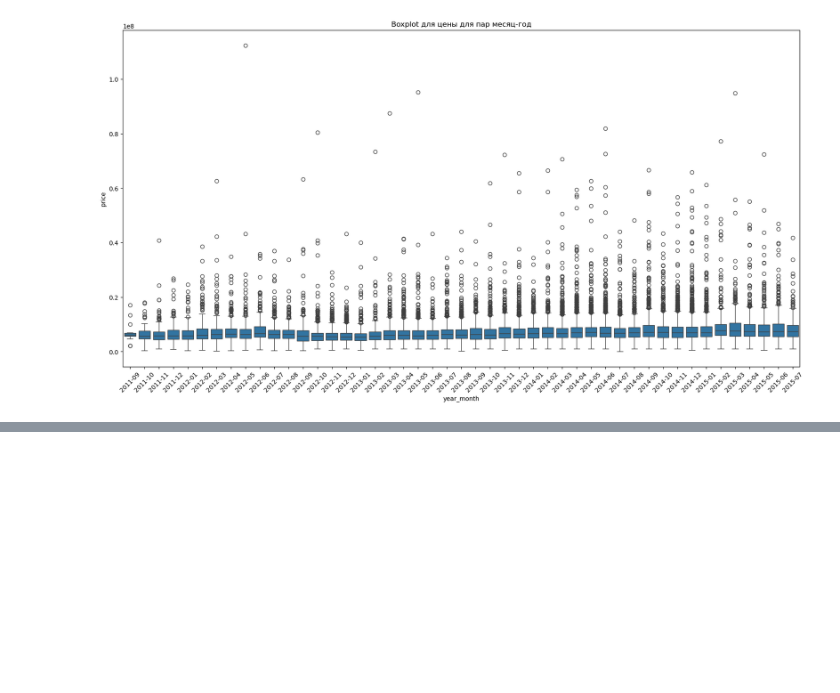
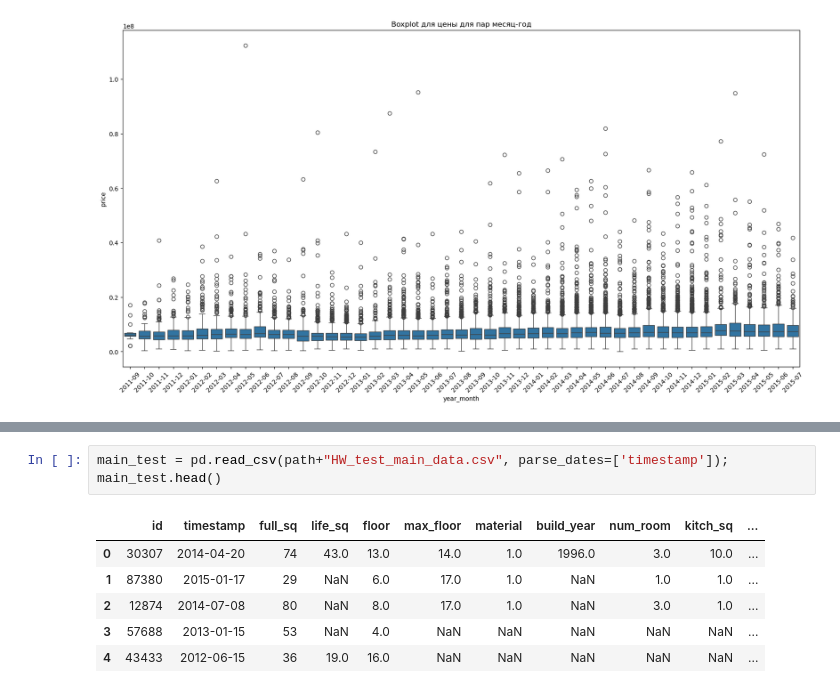
Before and after one commit to mic-icloud/ml-hard, a Jupyter notebook: 2-part/hw-1.ipynb, the cells around one changed output, grey strips where cells are left out. Drawn from its saved outputs; the diff is of its cells as text; blank space fills up the shorter version.

```diff
--- a/2-part/hw-1.ipynb
+++ b/2-part/hw-1.ipynb
@@ -133,0 +177,9 @@ plt.show()
+# %%
+main_test = pd.read_csv(path+"HW_test_main_data.csv", parse_dates=['timestamp']); main_test.head()
+# %% [output]
+|  | id | timestamp | full_sq | life_sq | floor | max_floor | material | build_year | num_room | kitch_sq | ... |
+| 0 | 30307 | 2014-04-20 | 74 | 43.0 | 13.0 | 14.0 | 1.0 | 1996.0 | 3.0 | 10.0 | ... |
+| 1 | 87380 | 2015-01-17 | 29 | NaN | 6.0 | 17.0 | 1.0 | NaN | 1.0 | 1.0 | ... |
+| 2 | 12874 | 2014-07-08 | 80 | NaN | 8.0 | 17.0 | 1.0 | NaN | 3.0 | 1.0 | ... |
+| 3 | 57688 | 2013-01-15 | 53 | NaN | 4.0 | NaN | NaN | NaN | NaN | NaN | ... |
+| 4 | 43433 | 2012-06-15 | 36 | 19.0 | 16.0 | NaN | NaN | NaN | NaN | NaN | ... |
```
Also changed, not shown: parts of 19 cells of this notebook, 1 other file.
